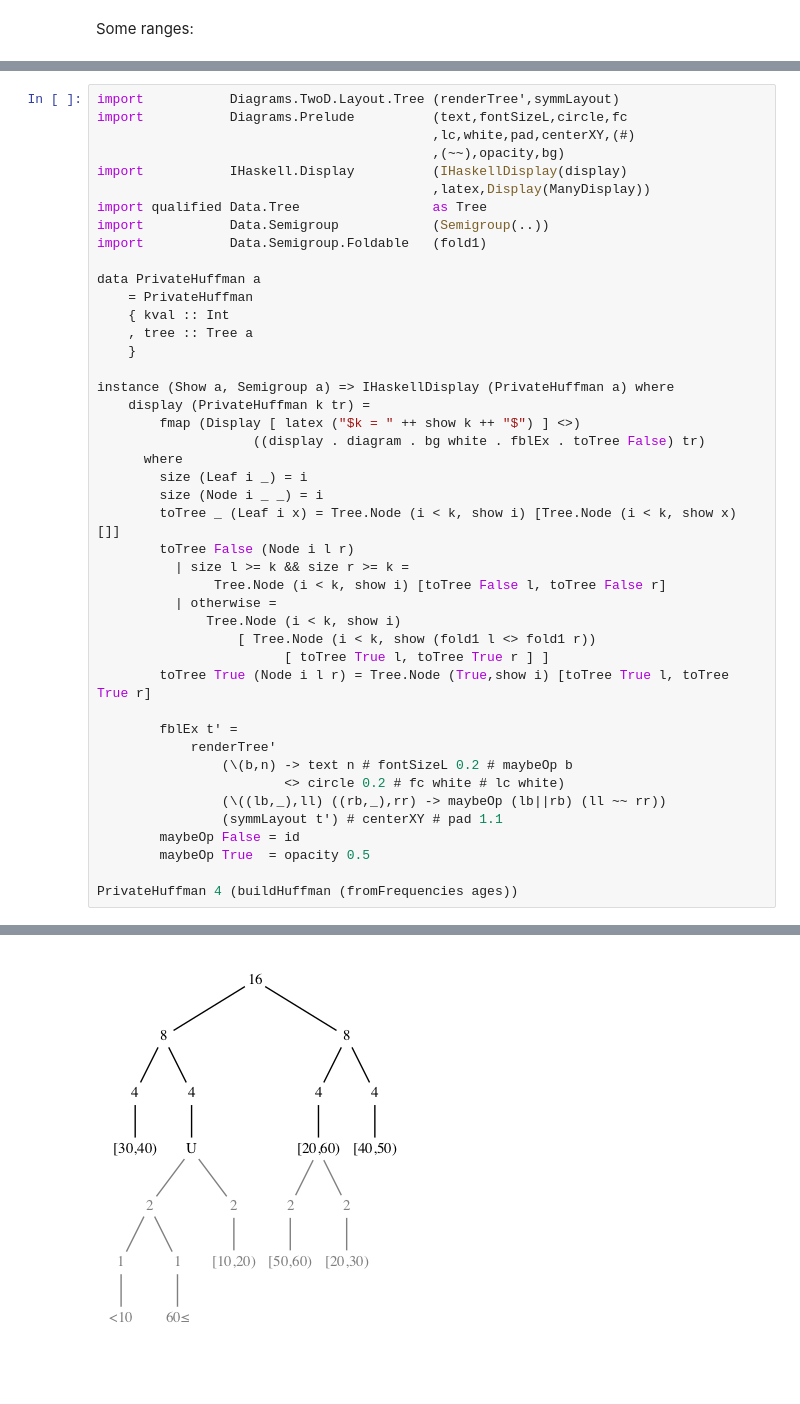
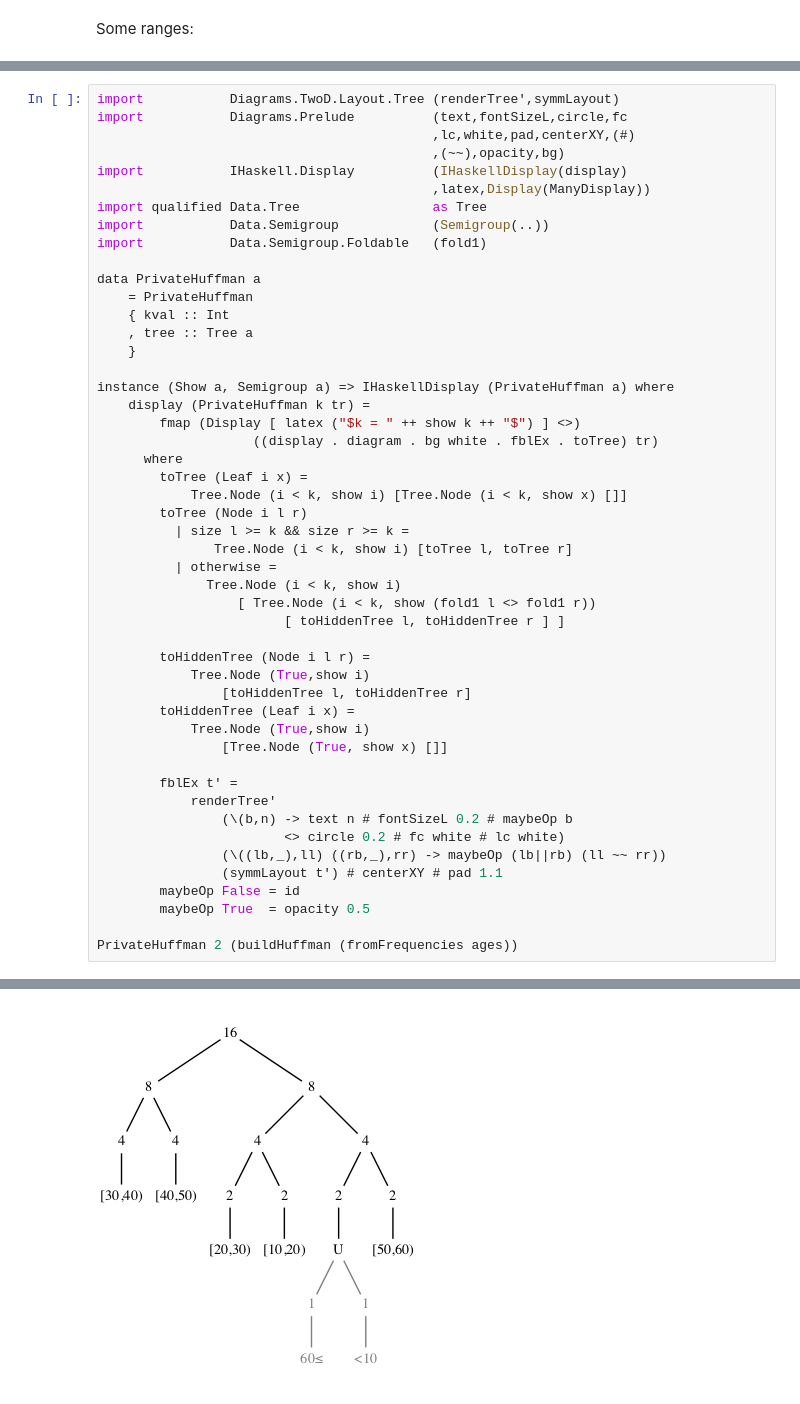
Before and after one commit to oisdk/IHaskell, a Jupyter notebook: notebooks/Privacy.ipynb, the cells around one changed output, grey strips where cells are left out. Cells and saved outputs as stored; diff of their text form; blank space fills up the shorter version.

```diff
--- a/notebooks/Privacy.ipynb
+++ b/notebooks/Privacy.ipynb
@@ -248,19 +232,24 @@ data PrivateHuffman a
 instance (Show a, Semigroup a) => IHaskellDisplay (PrivateHuffman a) where
     display (PrivateHuffman k tr) =
         fmap (Display [ latex ("$k = " ++ show k ++ "$") ] <>)
-                    ((display . diagram . bg white . fblEx . toTree False) tr)
+                    ((display . diagram . bg white . fblEx . toTree) tr)
       where
-        size (Leaf i _) = i
-        size (Node i _ _) = i
-        toTree _ (Leaf i x) = Tree.Node (i < k, show i) [Tree.Node (i < k, show x) []]
-        toTree False (Node i l r)
+        toTree (Leaf i x) =
+            Tree.Node (i < k, show i) [Tree.Node (i < k, show x) []]
+        toTree (Node i l r)
           | size l >= k && size r >= k =
-               Tree.Node (i < k, show i) [toTree False l, toTree False r]
+               Tree.Node (i < k, show i) [toTree l, toTree r]
           | otherwise =
               Tree.Node (i < k, show i)
                   [ Tree.Node (i < k, show (fold1 l <> fold1 r))
-                        [ toTree True l, toTree True r ] ]
-        toTree True (Node i l r) = Tree.Node (True,show i) [toTree True l, toTree True r]
+                        [ toHiddenTree l, toHiddenTree r ] ]
+
+        toHiddenTree (Node i l r) =
+            Tree.Node (True,show i)
+                [toHiddenTree l, toHiddenTree r]
+        toHiddenTree (Leaf i x) =
+            Tree.Node (True,show i)
+                [Tree.Node (True, show x) []]
 
         fblEx t' =
             renderTree'
@@ -271,5 +260,5 @@ instance (Show a, Semigroup a) => IHaskellDisplay (PrivateHuffman a) where
         maybeOp False = id
         maybeOp True  = opacity 0.5
 
-PrivateHuffman 4 (buildHuffman (fromFrequencies ages))
+PrivateHuffman 2 (buildHuffman (fromFrequencies ages))
 # %% [output]
@@ -277 +266 @@ $k = 4$
-[figure, old version]
+[figure, new version]
```
Also changed, not shown: parts of 10 cells of this notebook.
